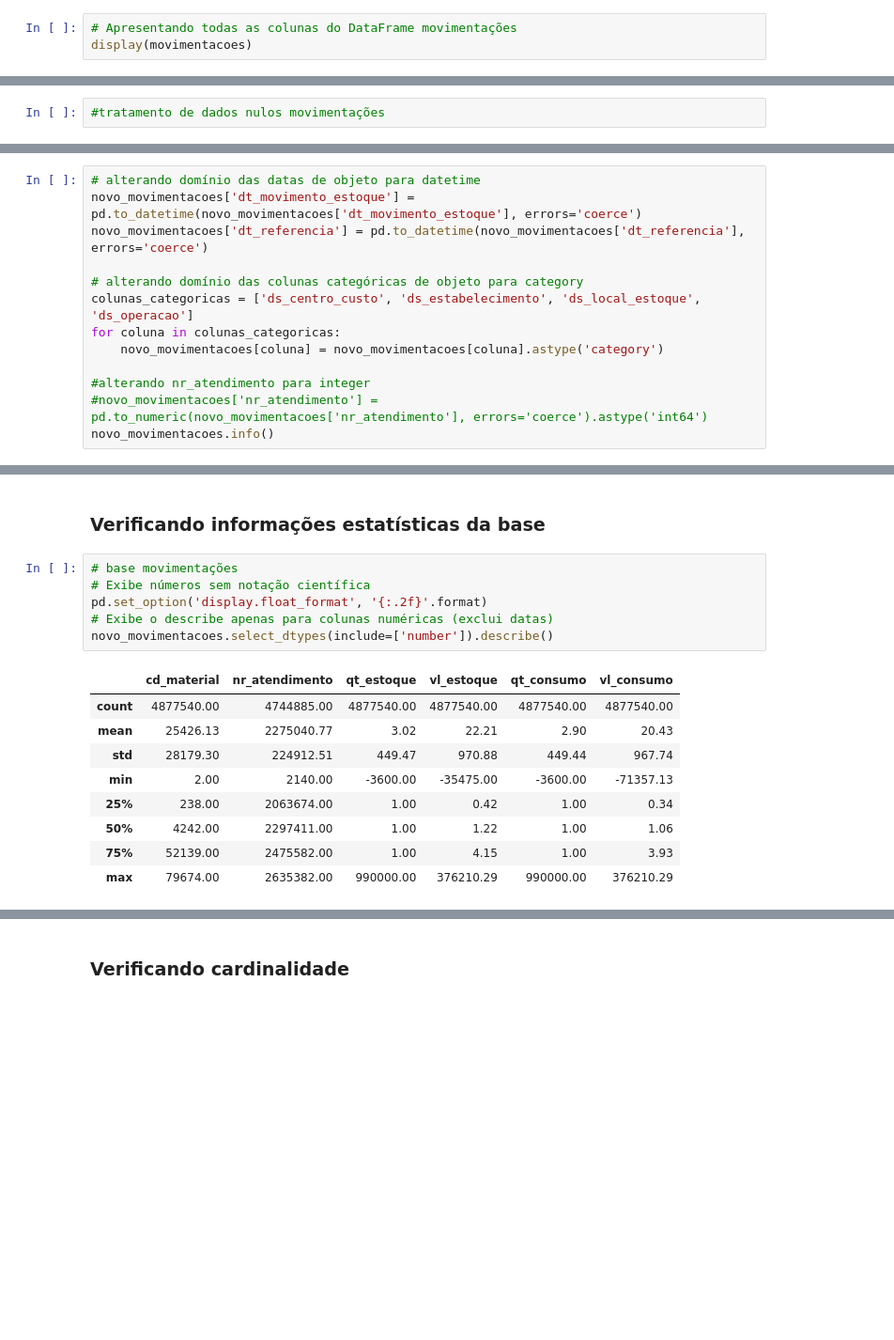
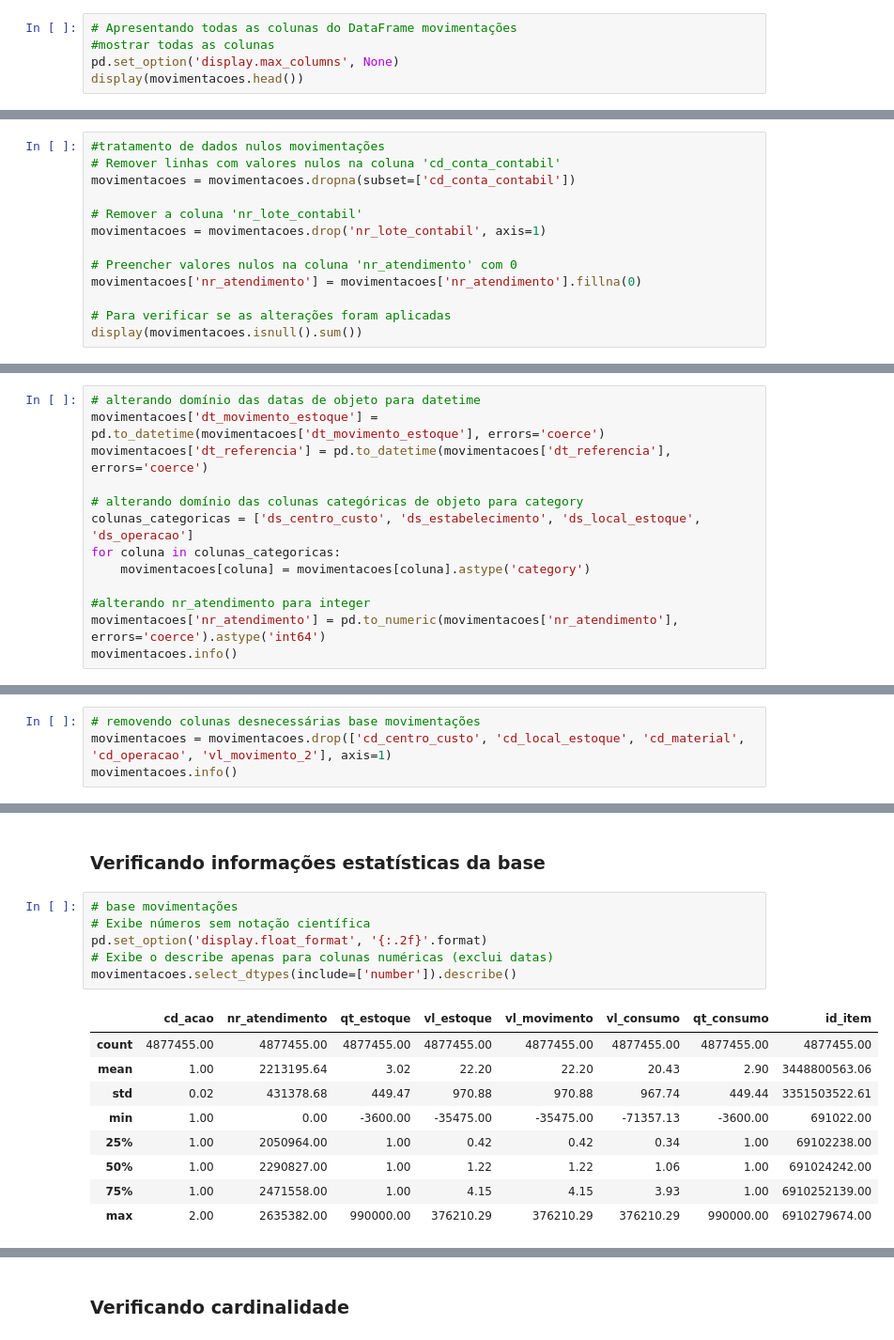
Before and after one commit to pedrofurmam/projeto-ciencia-de-dados, a Jupyter notebook: Projeto - Ciência de Dados Desafio.ipynb, the cells around one changed output, grey strips where cells are left out. Shown: that part at 94% size. Saved outputs shown, nothing was run; the diff lists cells and outputs as text; blank space fills up the shorter version.

```diff
--- a/Projeto - Ciência de Dados Desafio.ipynb
+++ b/Projeto - Ciência de Dados Desafio.ipynb
@@ -85,7 +84,9 @@ movimentacoes = pd.read_csv('data/df_movimentacoes.csv')
 itens = pd.read_csv('data/df_itens.csv')
 # %%
 # Apresentando todas as colunas do DataFrame movimentações
-display(movimentacoes)
+#mostrar todas as colunas
+pd.set_option('display.max_columns', None)
+display(movimentacoes.head())
 # %% [output]
 |  | ds_centro_custo | cd_centro_custo | ds_estabelecimento | cd_material | cd_acao | nr_atendimento | ... |
 | 0 | Posto Carambeí | 9722 | Laboratorio Unimed Ponta Grossa | 49862 | 1 | NaN | ... |
@@ -206,3 +175,14 @@ id_item                       0
 dtype: int64
 # %%
 #tratamento de dados nulos movimentações
+# Remover linhas com valores nulos na coluna 'cd_conta_contabil'
+movimentacoes = movimentacoes.dropna(subset=['cd_conta_contabil'])
+
+# Remover a coluna 'nr_lote_contabil'
+movimentacoes = movimentacoes.drop('nr_lote_contabil', axis=1)
+
+# Preencher valores nulos na coluna 'nr_atendimento' com 0
+movimentacoes['nr_atendimento'] = movimentacoes['nr_atendimento'].fillna(0)
+
+# Para verificar se as alterações foram aplicadas
+display(movimentacoes.isnull().sum())
@@ -427,16 +256,16 @@ dtype: int64
 ###  Alterando domínio de nr_atendimento para integer
 # %%
 # alterando domínio das datas de objeto para datetime
-novo_movimentacoes['dt_movimento_estoque'] = pd.to_datetime(novo_movimentacoes['dt_movimento_estoque'], errors='coerce')
-novo_movimentacoes['dt_referencia'] = pd.to_datetime(novo_movimentacoes['dt_referencia'], errors='coerce')
+movimentacoes['dt_movimento_estoque'] = pd.to_datetime(movimentacoes['dt_movimento_estoque'], errors='coerce')
+movimentacoes['dt_referencia'] = pd.to_datetime(movimentacoes['dt_referencia'], errors='coerce')
 
 # alterando domínio das colunas categóricas de objeto para category
 colunas_categoricas = ['ds_centro_custo', 'ds_estabelecimento', 'ds_local_estoque', 'ds_operacao']
 for coluna in colunas_categoricas:
-    novo_movimentacoes[coluna] = novo_movimentacoes[coluna].astype('category')
+    movimentacoes[coluna] = movimentacoes[coluna].astype('category')
 
 #alterando nr_atendimento para integer
-#novo_movimentacoes['nr_atendimento'] = pd.to_numeric(novo_movimentacoes['nr_atendimento'], errors='coerce').astype('int64')
-novo_movimentacoes.info()
+movimentacoes['nr_atendimento'] = pd.to_numeric(movimentacoes['nr_atendimento'], errors='coerce').astype('int64')
+movimentacoes.info()
 # %% [output]
 <class 'pandas.core.frame.DataFrame'>
@@ -593,0 +509,4 @@ novo_movimentacoes = novo_movimentacoes.drop_duplicates(keep='first')
+# %%
+# removendo colunas desnecessárias base movimentações
+movimentacoes = movimentacoes.drop(['cd_centro_custo', 'cd_local_estoque', 'cd_material', 'cd_operacao', 'vl_movimento_2'], axis=1)
+movimentacoes.info()
@@ -596,19 +595,19 @@ novo_movimentacoes = novo_movimentacoes.drop_duplicates(keep='first')
 # %%
 # base movimentações
 # Exibe números sem notação científica
 pd.set_option('display.float_format', '{:.2f}'.format)
 # Exibe o describe apenas para colunas numéricas (exclui datas)
-novo_movimentacoes.select_dtypes(include=['number']).describe()
+movimentacoes.select_dtypes(include=['number']).describe()
 # %% [output]
-|  | cd_material | nr_atendimento | qt_estoque | vl_estoque | qt_consumo | vl_consumo |
-| count | 4877540.00 | 4744885.00 | 4877540.00 | 4877540.00 | 4877540.00 | 4877540.00 |
-| mean | 25426.13 | 2275040.77 | 3.02 | 22.21 | 2.90 | 20.43 |
-| std | 28179.30 | 224912.51 | 449.47 | 970.88 | 449.44 | 967.74 |
-| min | 2.00 | 2140.00 | -3600.00 | -35475.00 | -3600.00 | -71357.13 |
-| 25% | 238.00 | 2063674.00 | 1.00 | 0.42 | 1.00 | 0.34 |
-| 50% | 4242.00 | 2297411.00 | 1.00 | 1.22 | 1.00 | 1.06 |
-| 75% | 52139.00 | 2475582.00 | 1.00 | 4.15 | 1.00 | 3.93 |
-| max | 79674.00 | 2635382.00 | 990000.00 | 376210.29 | 990000.00 | 376210.29 |
+|  | cd_acao | nr_atendimento | qt_estoque | vl_estoque | vl_movimento | vl_consumo | qt_consumo | id_item |
+| count | 4877455.00 | 4877455.00 | 4877455.00 | 4877455.00 | 4877455.00 | 4877455.00 | 4877455.00 | 4877455.00 |
+| mean | 1.00 | 2213195.64 | 3.02 | 22.20 | 22.20 | 20.43 | 2.90 | 3448800563.06 |
+| std | 0.02 | 431378.68 | 449.47 | 970.88 | 970.88 | 967.74 | 449.44 | 3351503522.61 |
+| min | 1.00 | 0.00 | -3600.00 | -35475.00 | -35475.00 | -71357.13 | -3600.00 | 691022.00 |
+| 25% | 1.00 | 2050964.00 | 1.00 | 0.42 | 0.42 | 0.34 | 1.00 | 69102238.00 |
+| 50% | 1.00 | 2290827.00 | 1.00 | 1.22 | 1.22 | 1.06 | 1.00 | 691024242.00 |
+| 75% | 1.00 | 2471558.00 | 1.00 | 4.15 | 4.15 | 3.93 | 1.00 | 6910252139.00 |
+| max | 2.00 | 2635382.00 | 990000.00 | 376210.29 | 376210.29 | 376210.29 | 990000.00 | 6910279674.00 |
 # %%
 #base itens
 # Exibe números sem notação científica
```
Also changed, not shown: parts of 47 cells of this notebook.
